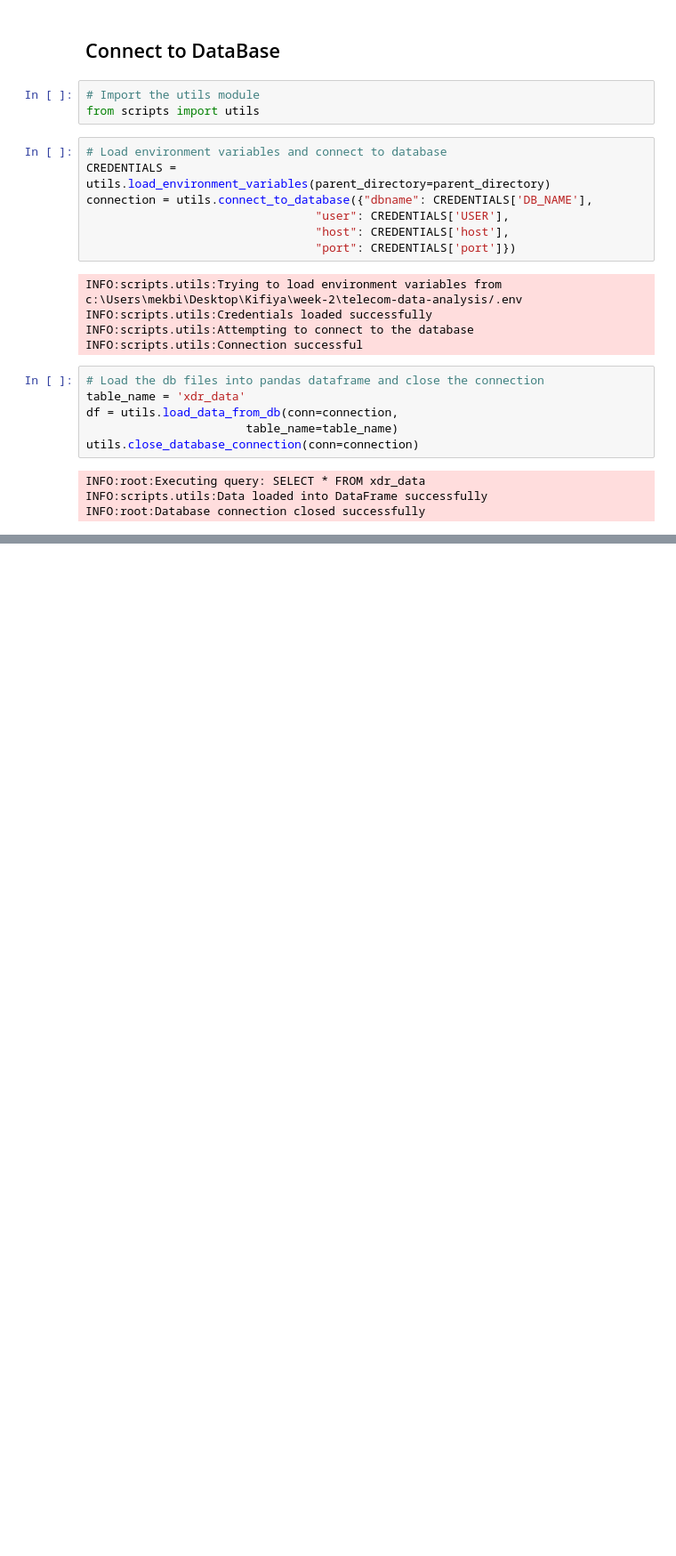
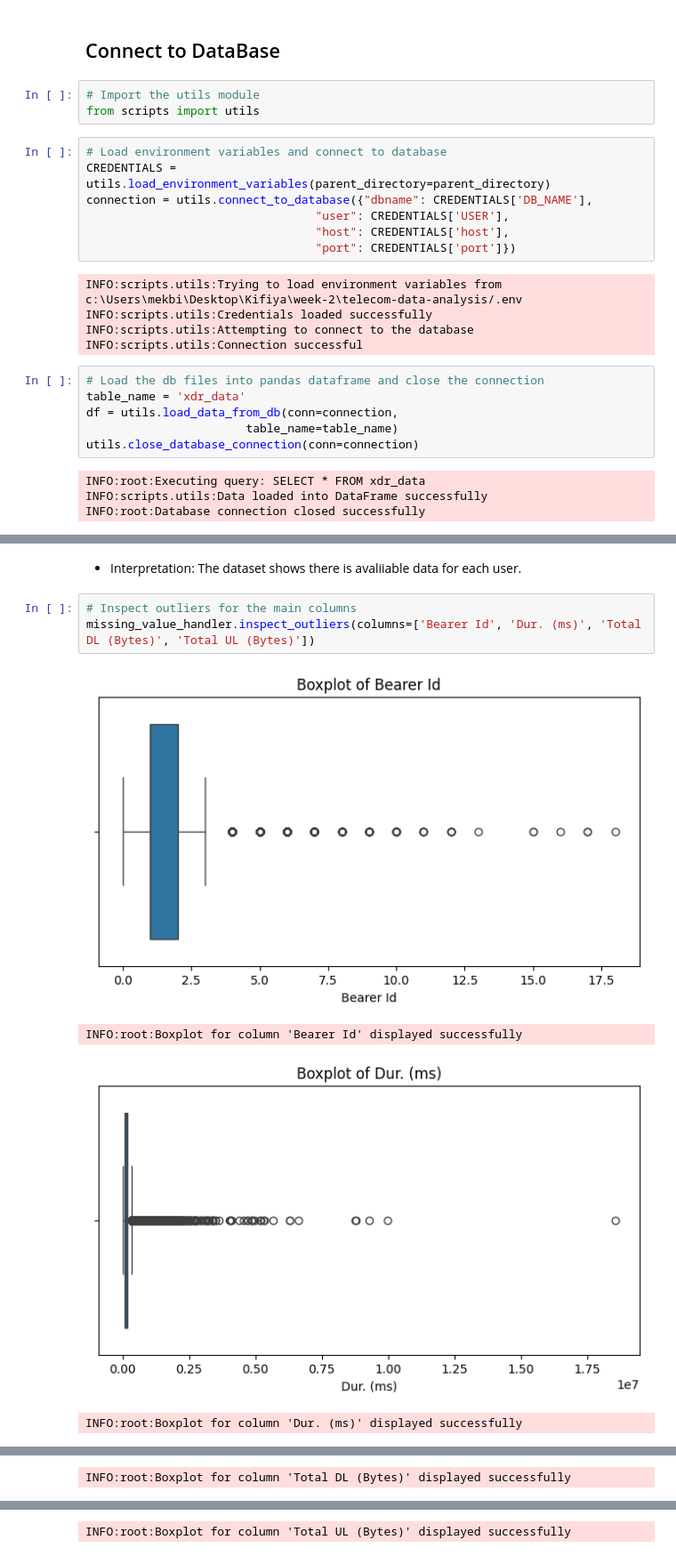
Before and after one commit to Ty-Miki/telecom-data-analysis, a Jupyter notebook: notebooks/user_overview_analysis/XDR_aggregarion.ipynb, the cells around one changed output, grey strips where cells are left out. Shown at 89% size. Saved outputs shown, nothing was run; the diff lists cells and outputs as text; blank space fills up the shorter version.

```diff
--- a/notebooks/user_overview_analysis/XDR_aggregarion.ipynb
+++ b/notebooks/user_overview_analysis/XDR_aggregarion.ipynb
@@ -50,0 +140,10 @@ INFO:root:Database connection closed successfully
+# %% [markdown]
+- Interpretation: The dataset shows there is avaliiable data for each user.
+# %%
+# Inspect outliers for the main columns
+missing_value_handler.inspect_outliers(columns=['Bearer Id', 'Dur. (ms)', 'Total DL (Bytes)', 'Total UL (Bytes)'])
+# %% [output]
+[figure, added]
+INFO:root:Boxplot for column 'Bearer Id' displayed successfully
+[figure, added]
+INFO:root:Boxplot for column 'Dur. (ms)' displayed successfully
@@ -50,0 +151 @@ INFO:root:Database connection closed successfully
+INFO:root:Boxplot for column 'Total DL (Bytes)' displayed successfully
@@ -50,0 +153 @@ INFO:root:Database connection closed successfully
+INFO:root:Boxplot for column 'Total UL (Bytes)' displayed successfully
```
Also changed, not shown: parts of 17 cells of this notebook.
